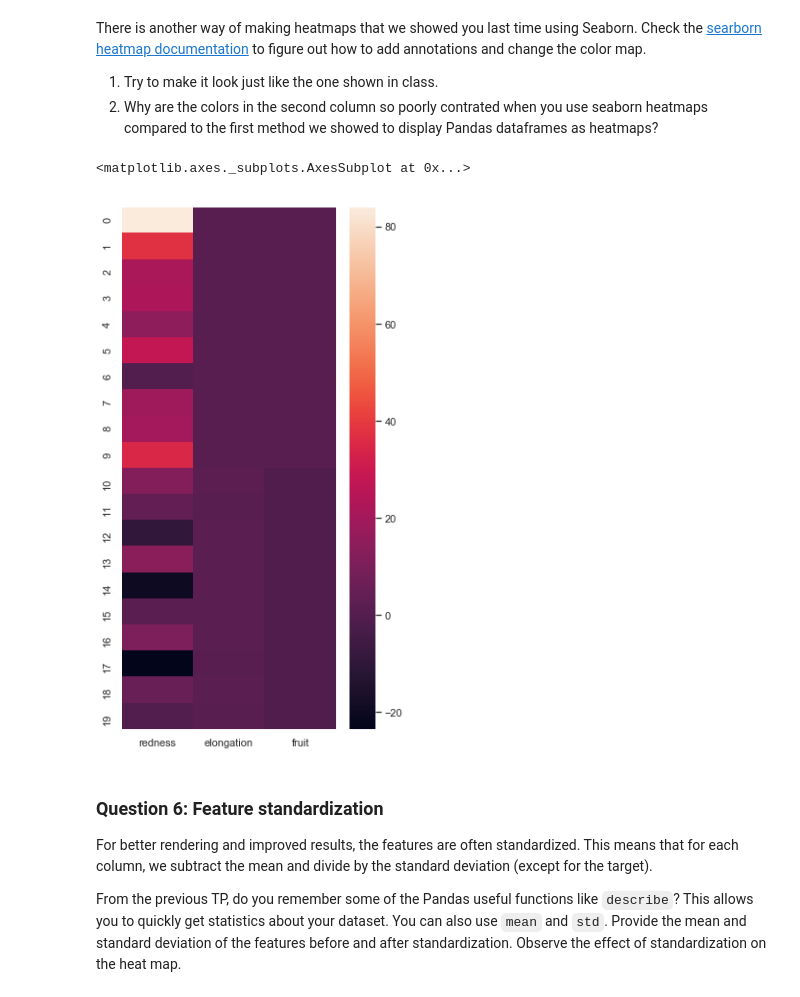
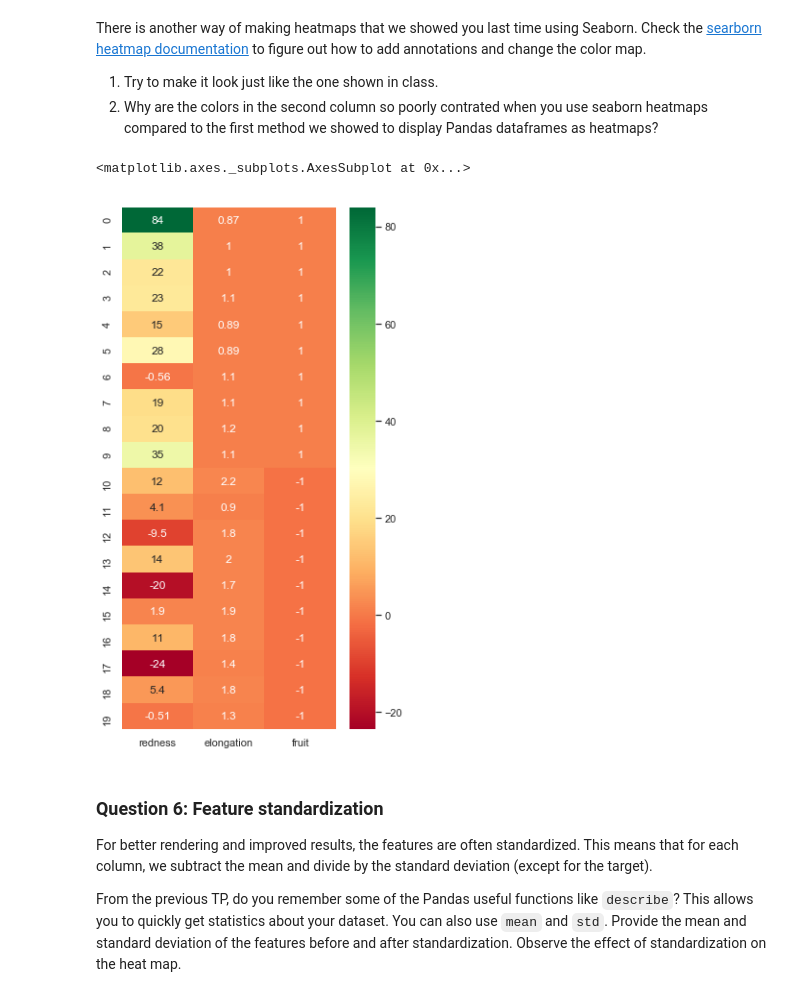
Before and after one commit to ClemenceS/info232, a Jupyter notebook: TP1/TP1.ipynb, the cells around one changed output. Saved outputs shown, nothing was run; the diff lists cells and outputs as text; code cells hidden in the pictures.

```diff
--- a/TP1/TP1.ipynb
+++ b/TP1/TP1.ipynb
@@ -228,11 +229,11 @@ question = 5
 
 def extract_features(M, verbose = True):
     R = M[:, :, 0]
-    R = R.astype('float')
+    R = R.astype(float)
     G = M[:, :, 1]
-    G = G.astype('float')
+    G = G.astype(float)
     B = M[:, :, 2]
-    B = B.astype('float')
+    B = B.astype(float)
     D = R-(G+B)/2
     V = (R+G+B)/3
     redness = np.mean(D[V!=0])
@@ -301,12 +302,13 @@ There is another way of making heatmaps that we showed you last time using Seabo
 # %%
 import seaborn as sns; sns.set()
 fig = plt.figure(figsize=(5,10))
 # Put your code here the create a seaborn heat map
+
 # looking like the one shown in class
-sns.heatmap(_XY)
+sns.heatmap(_XY, annot=True, cmap='RdYlGn', )
 # %% [output]
 <matplotlib.axes._subplots.AxesSubplot at 0x...>
-[figure, old version]
+[figure, new version]
 # %% [markdown]
 ### Question 6: Feature standardization
 For better rendering and improved results, the features are often standardized. This means that for each column, we subtract the mean and divide by the standard deviation (except for the target).
```
Also changed, not shown: parts of 6 cells of this notebook.
